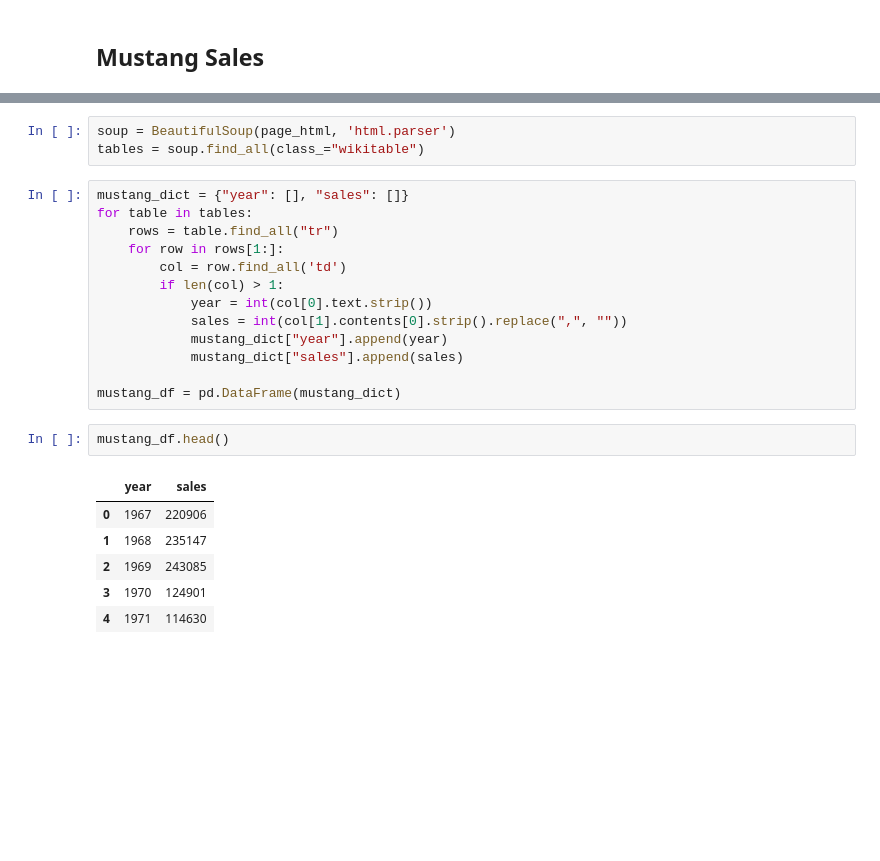
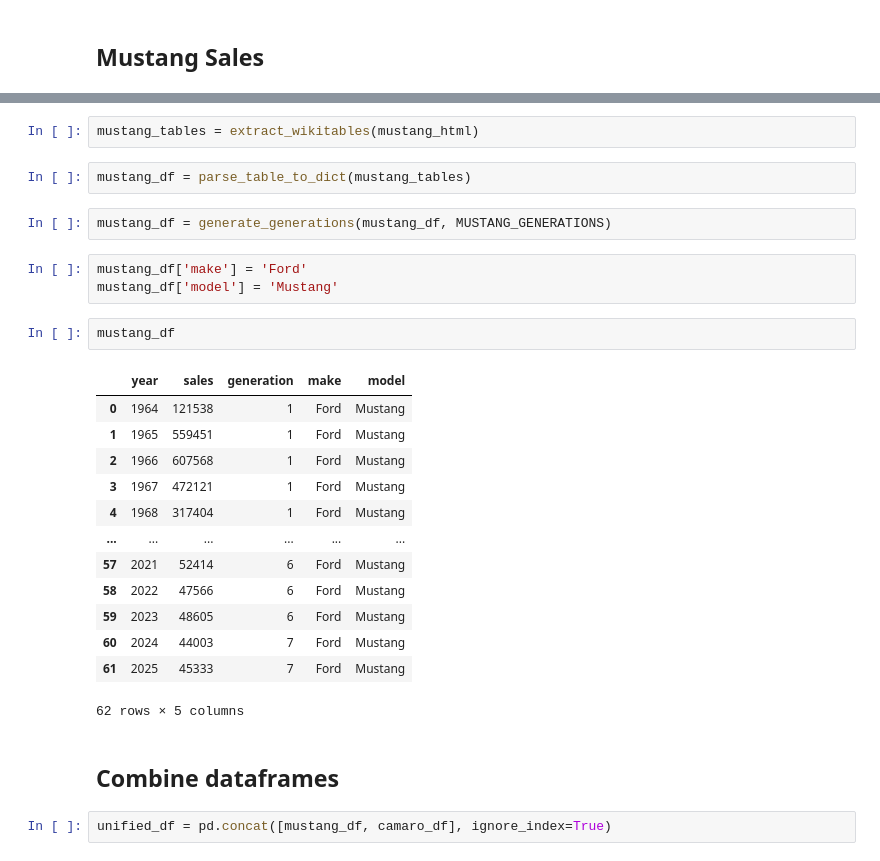
Before and after one commit to thomas-gette/mustang_camaro_sales, a Jupyter notebook: mustang_camaro_sales.ipynb, the cells around one changed output, grey strips where cells are left out. Cells and saved outputs as stored; diff of their text form; blank space fills up the shorter version.

Commit message:
Added Mustang, unifeid, added plotting

```diff
--- a/mustang_camaro_sales.ipynb
+++ b/mustang_camaro_sales.ipynb
@@ -82,27 +143,31 @@ check_request_status(request)
 # %% [output]
 Wikipedia is working, saving HTML...
 # %%
-soup = BeautifulSoup(page_html, 'html.parser')
-tables = soup.find_all(class_="wikitable")
+mustang_tables = extract_wikitables(mustang_html)
 # %%
-mustang_dict = {"year": [], "sales": []}
-for table in tables:
-    rows = table.find_all("tr")
-    for row in rows[1:]:
-        col = row.find_all('td')
-        if len(col) > 1:
-            year = int(col[0].text.strip())
-            sales = int(col[1].contents[0].strip().replace(",", ""))
-            mustang_dict["year"].append(year)
-            mustang_dict["sales"].append(sales)
-
-mustang_df = pd.DataFrame(mustang_dict)
+mustang_df = parse_table_to_dict(mustang_tables)
+# %%
+mustang_df = generate_generations(mustang_df, MUSTANG_GENERATIONS)
+# %%
+mustang_df['make'] = 'Ford'
+mustang_df['model'] = 'Mustang'
 # %%
-mustang_df.head()
+mustang_df
 # %% [output]
-|  | year | sales |
-| 0 | 1967 | 220906 |
-| 1 | 1968 | 235147 |
-| 2 | 1969 | 243085 |
-| 3 | 1970 | 124901 |
-| 4 | 1971 | 114630 |
+|  | year | sales | generation | make | model |
+| 0 | 1964 | 121538 | 1 | Ford | Mustang |
+| 1 | 1965 | 559451 | 1 | Ford | Mustang |
+| 2 | 1966 | 607568 | 1 | Ford | Mustang |
+| 3 | 1967 | 472121 | 1 | Ford | Mustang |
+| 4 | 1968 | 317404 | 1 | Ford | Mustang |
+| ... | ... | ... | ... | ... | ... |
+| 57 | 2021 | 52414 | 6 | Ford | Mustang |
+| 58 | 2022 | 47566 | 6 | Ford | Mustang |
+| 59 | 2023 | 48605 | 6 | Ford | Mustang |
+| 60 | 2024 | 44003 | 7 | Ford | Mustang |
+| 61 | 2025 | 45333 | 7 | Ford | Mustang |
+62 rows × 5 columns
+# %% [markdown]
+## Combine dataframes
+# %%
+unified_df = pd.concat([mustang_df, camaro_df], ignore_index=True)
```
Also changed, not shown: parts of 26 cells of this notebook, 3 other files.
